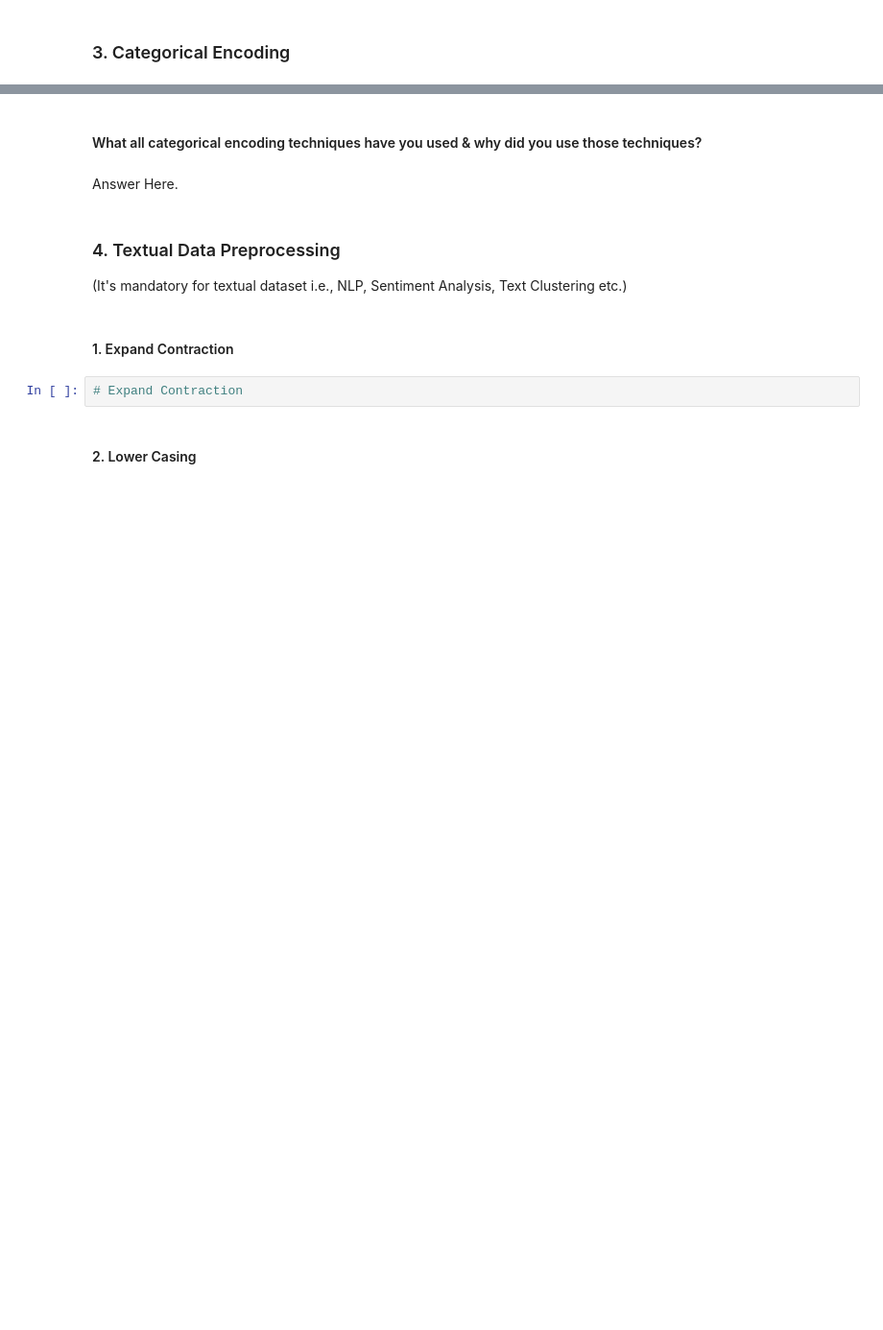
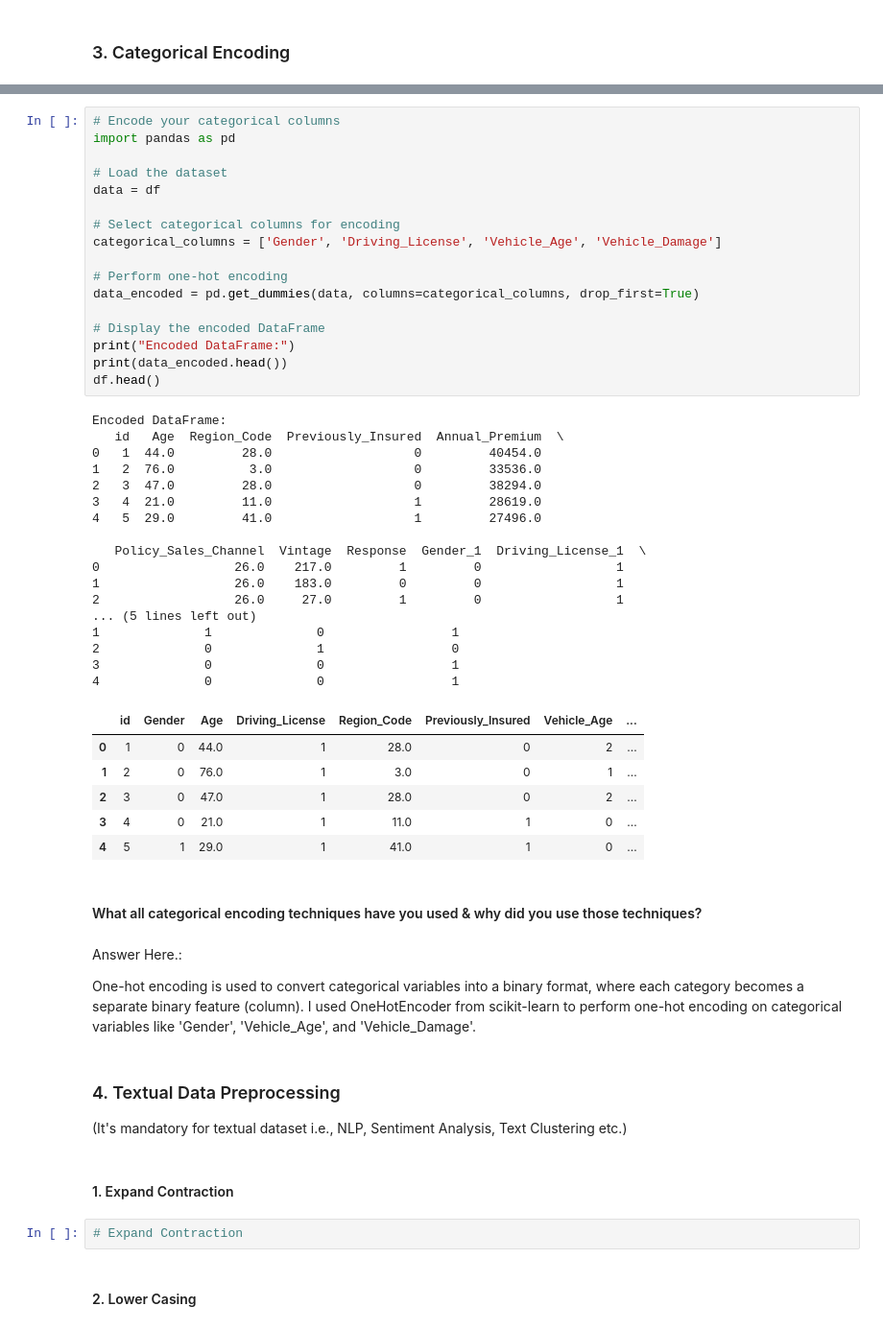
Before and after one commit to Pymadi369/Pymadi369, a Jupyter notebook: ML_Submission_Template.ipynb, the cells around one changed output, grey strips where cells are left out. Shown at 96% size. Drawn from its saved outputs; the diff is of its cells as text; blank space fills up the shorter version.

```diff
--- a/ML_Submission_Template.ipynb
+++ b/ML_Submission_Template.ipynb
@@ -752,7 +824,51 @@ Answer Here.
+# %%
+# Encode your categorical columns
+import pandas as pd
+
+# Load the dataset
+data = df
+
+# Select categorical columns for encoding
+categorical_columns = ['Gender', 'Driving_License', 'Vehicle_Age', 'Vehicle_Damage']
+
+# Perform one-hot encoding
+data_encoded = pd.get_dummies(data, columns=categorical_columns, drop_first=True)
+
+# Display the encoded DataFrame
+print("Encoded DataFrame:")
+print(data_encoded.head())
+df.head()
+# %% [output]
+Encoded DataFrame:
+   id   Age  Region_Code  Previously_Insured  Annual_Premium  \
+0   1  44.0         28.0                   0         40454.0
+1   2  76.0          3.0                   0         33536.0
+2   3  47.0         28.0                   0         38294.0
+3   4  21.0         11.0                   1         28619.0
+4   5  29.0         41.0                   1         27496.0
+
+   Policy_Sales_Channel  Vintage  Response  Gender_1  Driving_License_1  \
+0                  26.0    217.0         1         0                  1
+1                  26.0    183.0         0         0                  1
+2                  26.0     27.0         1         0                  1
+... (5 lines left out)
+1              1              0                 1
+2              0              1                 0
+3              0              0                 1
+4              0              0                 1
+|  | id | Gender | Age | Driving_License | Region_Code | Previously_Insured | Vehicle_Age | ... |
+| 0 | 1 | 0 | 44.0 | 1 | 28.0 | 0 | 2 | ... |
+| 1 | 2 | 0 | 76.0 | 1 | 3.0 | 0 | 1 | ... |
+| 2 | 3 | 0 | 47.0 | 1 | 28.0 | 0 | 2 | ... |
+| 3 | 4 | 0 | 21.0 | 1 | 11.0 | 1 | 0 | ... |
+| 4 | 5 | 1 | 29.0 | 1 | 41.0 | 1 | 0 | ... |
 # %% [markdown]
 #### What all categorical encoding techniques have you used & why did you use those techniques?
-# %% [markdown]
-Answer Here.
+# %% [markdown]
+Answer Here.:
+
+One-hot encoding is used to convert categorical variables into a binary format, where each category becomes a separate binary feature (column).
+I used OneHotEncoder from scikit-learn to perform one-hot encoding on categorical variables like 'Gender', 'Vehicle_Age', and 'Vehicle_Damage'.
 # %% [markdown]
 ### 4. Textual Data Preprocessing
 (It's mandatory for textual dataset i.e., NLP, Sentiment Analysis, Text Clustering etc.)
```
Also changed, not shown: parts of 36 cells of this notebook.
